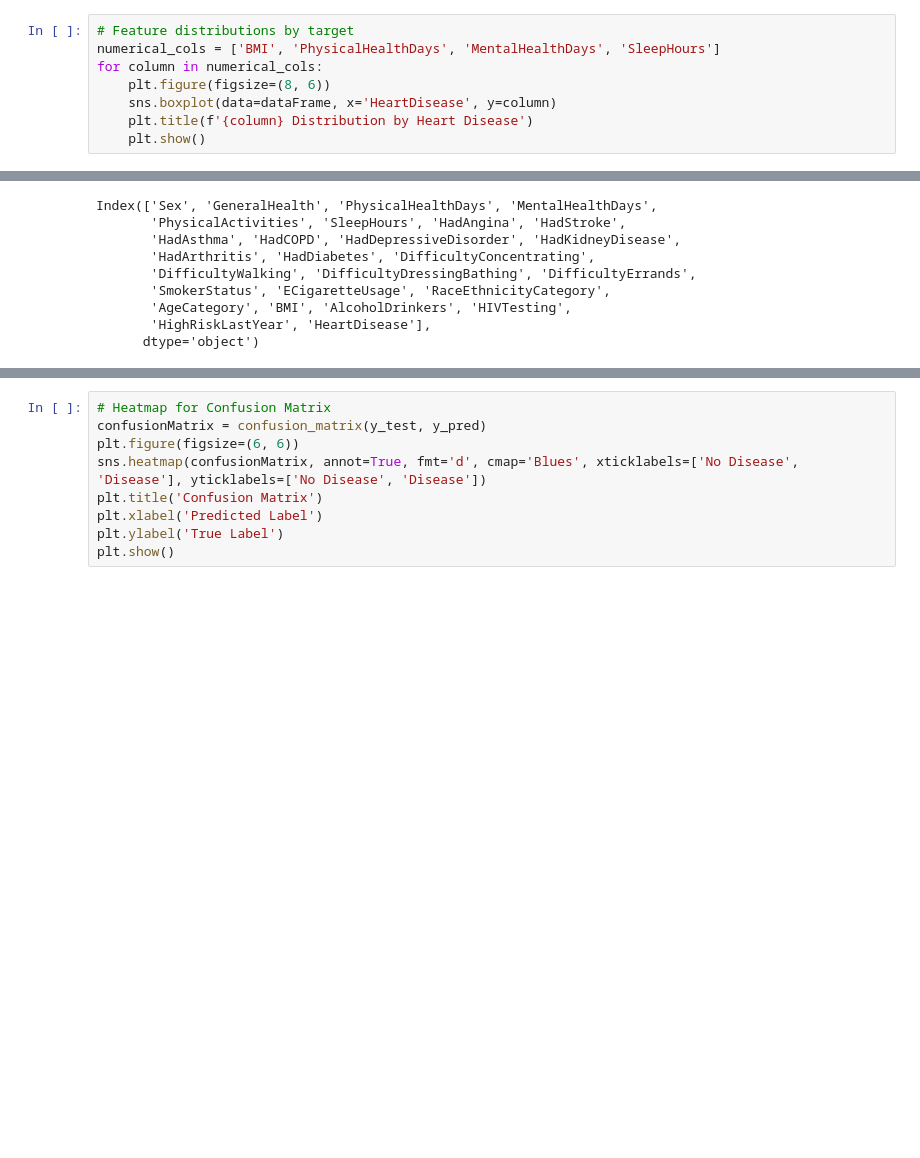
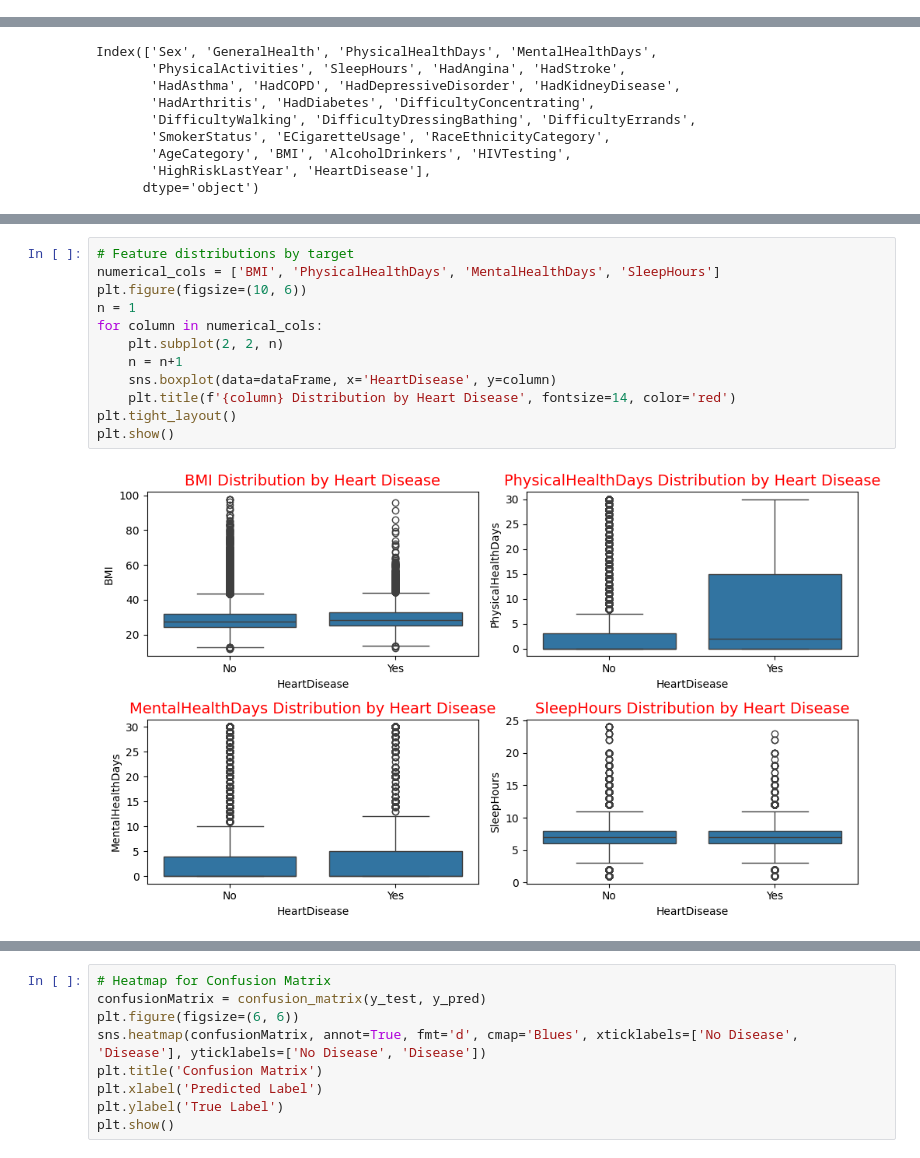
Before and after one commit to RaviMosalpuri/HeartDisease, a Jupyter notebook: Code.ipynb, the cells around one changed output, grey strips where cells are left out. Cells and saved outputs as stored; diff of their text form; blank space fills up the shorter version.

```diff
--- a/Code.ipynb
+++ b/Code.ipynb
@@ -119,8 +105,0 @@ plt.show()
-# %%
-# Feature distributions by target
-numerical_cols = ['BMI', 'PhysicalHealthDays', 'MentalHealthDays', 'SleepHours']
-for column in numerical_cols:
-    plt.figure(figsize=(8, 6))
-    sns.boxplot(data=dataFrame, x='HeartDisease', y=column)
-    plt.title(f'{column} Distribution by Heart Disease')
-    plt.show()
@@ -165,0 +152,14 @@ Index(['Sex', 'GeneralHealth', 'PhysicalHealthDays', 'MentalHealthDays',
+# %%
+# Feature distributions by target
+numerical_cols = ['BMI', 'PhysicalHealthDays', 'MentalHealthDays', 'SleepHours']
+plt.figure(figsize=(10, 6))
+n = 1
+for column in numerical_cols:
+    plt.subplot(2, 2, n)
+    n = n+1
+    sns.boxplot(data=dataFrame, x='HeartDisease', y=column)
+    plt.title(f'{column} Distribution by Heart Disease', fontsize=14, color='red')
+plt.tight_layout()
+plt.show()
+# %% [output]
+[figure, added]
```
Also changed, not shown: parts of 32 cells of this notebook.
